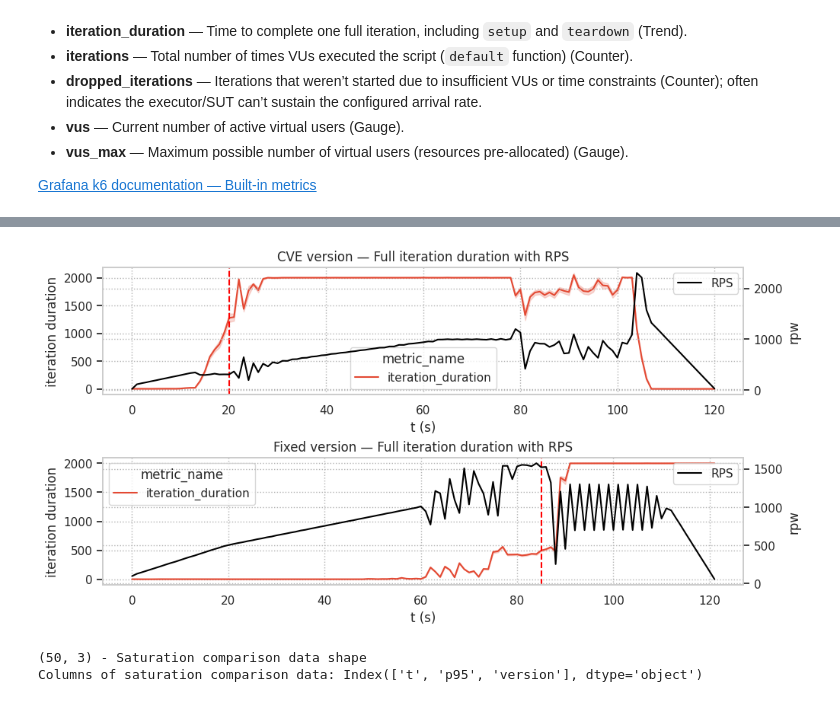
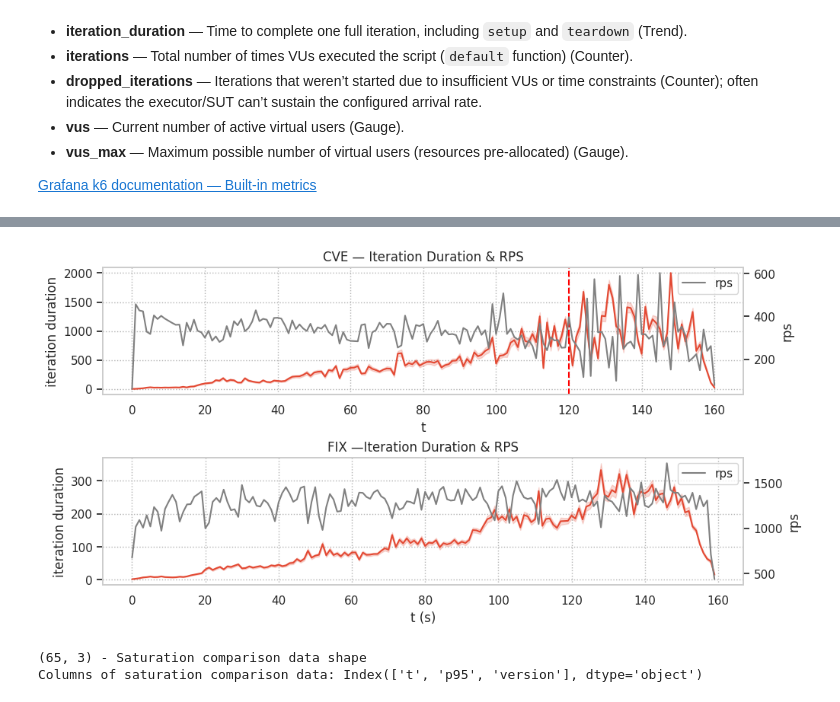
Before and after one commit to cyber-sec-itmo/playground, a Jupyter notebook: stresstest/playbook/compare-gojwt.ipynb, the cells around one changed output, grey strips where cells are left out. Saved outputs shown, nothing was run; the diff lists cells and outputs as text; code cells hidden in the pictures.

Commit message:
Ramping Vus k6 test and compare gojwt playbook

```diff
--- a/stresstest/playbook/compare-gojwt.ipynb
+++ b/stresstest/playbook/compare-gojwt.ipynb
@@ -189,3 +260,12 @@ print(f"{df_rps_fixed.shape} - Fixed RPS data shape")
+# %%
+def merge_data(df_rampvus: pd.DataFrame, df_runtime: pd.DataFrame) -> pd.DataFrame:
+    """
+    Merge rampvus and runtime dataframes by t.
+    """
+    return pd.merge(df_rampvus, df_runtime, on='t', how='outer')
+
+df_cve = merge_data(df_rampvus_rpw_cve, df_cve_runtime_processed)
+df_fix = merge_data(df_rampvus_rpw_fix, df_fix_runtime_processed)
 # %%
 def metric_p95w(df: pd.DataFrame, metric_name: str, window_sec: int = 1) -> pd.DataFrame:
     """
@@ -255,9 +335,9 @@ window_sec = 5
 threshold_ms = 1800.0
 consecutive_windows = 3
 
-cve_win5_sat = detect_saturation(df_cve_norm, metric_name="iteration_duration", window_sec=window_sec, threshold_ms=threshold_ms, consecutive_windows=consecutive_windows)
-fixed_win5_sat = detect_saturation(df_fixed_norm, metric_name="iteration_duration", window_sec=window_sec, threshold_ms=threshold_ms, consecutive_windows=consecutive_windows)
+cve_win5_sat = detect_saturation(df_cve_rampvus_norm, metric_name="iteration_duration", window_sec=window_sec, threshold_ms=threshold_ms, consecutive_windows=consecutive_windows)
+fix_win5_sat = detect_saturation(df_fix_rampvus_norm, metric_name="iteration_duration", window_sec=window_sec, threshold_ms=threshold_ms, consecutive_windows=consecutive_windows)
 
 print(f"CVE saturation starts at second: {cve_win5_sat['t_start']} at window: {cve_win5_sat['window_start']}")
-print(f"FIX saturation starts at second: {fixed_win5_sat['t_start']} at window: {fixed_win5_sat['window_start']}")
+print(f"FIX saturation starts at second: {fix_win5_sat['t_start']} at window: {fix_win5_sat['window_start']}")
 # %% [output]
@@ -266,50 +382,53 @@ FIX saturation starts at second: 85.0 at window: 17
 # %%
 fig, axs = plt.subplots(2, 1, figsize=(10, 5), constrained_layout=True)
 
 metrics = ["iteration_duration"]
-m_cve = df_cve_norm['metric_name'].isin(metrics)
-m_fixed = df_fixed_norm['metric_name'].isin(metrics)
+m_cve = df_cve_rampvus_norm['metric_name'].isin(metrics)
+m_fix = df_fix_rampvus_norm['metric_name'].isin(metrics)
 
-sns.lineplot(data=df_cve_norm.loc[m_cve], x="t", y="metric_value", hue="metric_name", ax=axs[0])
-sns.lineplot(data=df_fixed_norm.loc[m_fixed], x="t", y="metric_value", hue="metric_name", ax=axs[1])
+sns.lineplot(data=df_cve_rampvus_norm.loc[m_cve], x="t", y="metric_value", hue="metric_name", ax=axs[0], legend=False)
+sns.lineplot(data=df_fix_rampvus_norm.loc[m_fix], x="t", y="metric_value", hue="metric_name", ax=axs[1], legend=False)
 
 # Show saturation start
 if cve_win5_sat["t_start"] is not None:
     axs[0].axvline(cve_win5_sat["t_start"], linestyle="--", color="red", label="CVE saturation start")
 
-if fixed_win5_sat["t_start"] is not None:
-    axs[1].axvline(fixed_win5_sat["t_start"], linestyle="--", color="red", label="FIX saturation start")
+if fix_win5_sat["t_start"] is not None:
+    axs[1].axvline(fix_win5_sat["t_start"], linestyle="--", color="red", label="FIX saturation start")
 
-ax_rps_cve = axs[0].twinx()
-sns.lineplot(df_rps_cve,x="t",y="rpw",ax=ax_rps_cve,color="black",label="RPS")
+ax0_twin = axs[0].twinx()
+sns.lineplot(df_cve,x="t",y="rpw",ax=ax0_twin,color="gray",label="rps")
+ax0_twin.grid(axis='y', visible=False)
+ax0_twin.set_ylabel("rps")
 
-ax_rps_fixed = axs[1].twinx()
-sns.lineplot(df_rps_fixed,x="t",y="rpw",ax=ax_rps_fixed,color="black",label="RPS")
+ax1_twin = axs[1].twinx()
+sns.lineplot(df_fix,x="t",y="rpw",ax=ax1_twin,color="gray",label="rps")
+ax1_twin.grid(axis='y', visible=False)
+ax1_twin.set_ylabel("rps")
 
-axs[0].set_title("CVE version — Full iteration duration with RPS")
-axs[0].set_xlabel("t (s)")
+axs[0].set_title("CVE — Iteration Duration & RPS")
 axs[0].set_ylabel("iteration duration")
-axs[1].set_title("Fixed version — Full iteration duration with RPS")
+axs[1].set_title("FIX —Iteration Duration & RPS")
 axs[1].set_xlabel("t (s)")
 axs[1].set_ylabel("iteration duration")
 
 plt.show()
 # %% [output]
-[figure, old version]
+[figure, new version]
 # %%
 df_cve_sat_tmp = cve_win5_sat["df_p95w"][['t', 'p95']].copy()
 df_cve_sat_tmp['version'] = 'cve'
 
-df_fixed_sat_tmp = fixed_win5_sat["df_p95w"][['t', 'p95']].copy()
-df_fixed_sat_tmp['version'] = 'fixed'
+df_fix_sat_tmp = fix_win5_sat["df_p95w"][['t', 'p95']].copy()
+df_fix_sat_tmp['version'] = 'fix'
 
-df_sat_compare = pd.concat([df_cve_sat_tmp, df_fixed_sat_tmp], ignore_index=True)
+df_sat_compare = pd.concat([df_cve_sat_tmp, df_fix_sat_tmp], ignore_index=True)
 
 print(f"{df_sat_compare.shape} - Saturation comparison data shape")
 
 print(f"Columns of saturation comparison data: {df_sat_compare.columns}")
 # %% [output]
-(50, 3) - Saturation comparison data shape
+(65, 3) - Saturation comparison data shape
 Columns of saturation comparison data: Index(['t', 'p95', 'version'], dtype='object')
 # %%
 fig, ax = plt.subplots(figsize=(10, 5), constrained_layout=True)
```
Also changed, not shown: parts of 15 cells of this notebook, 2 other files.
